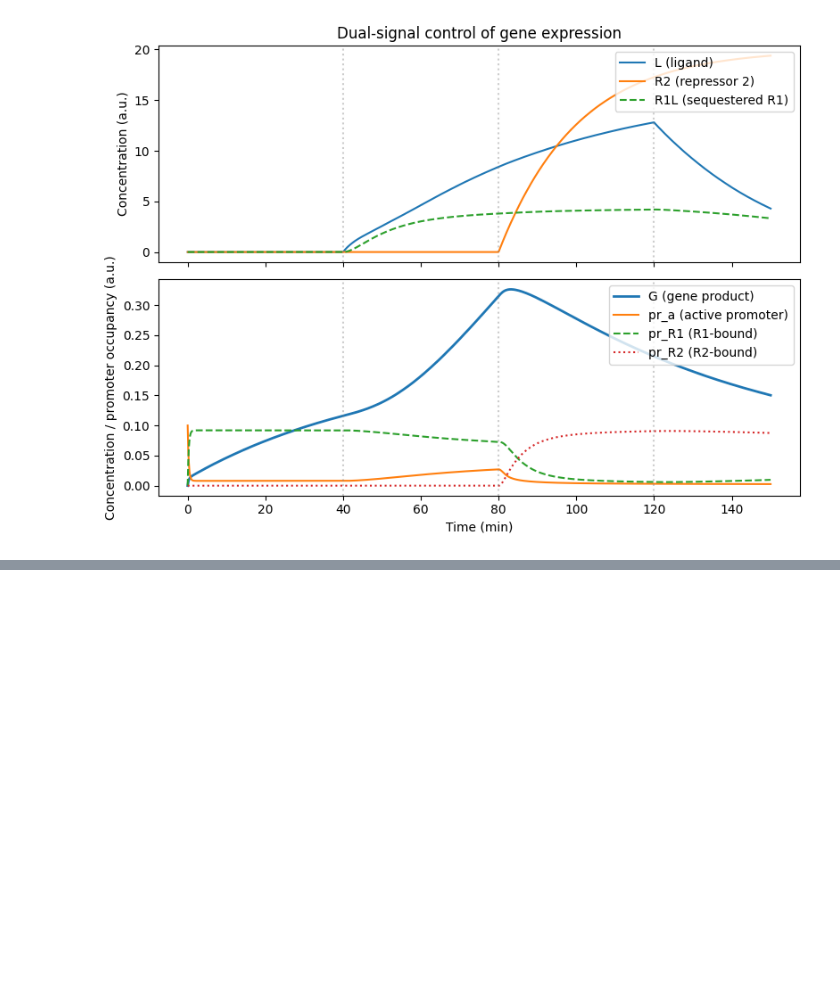
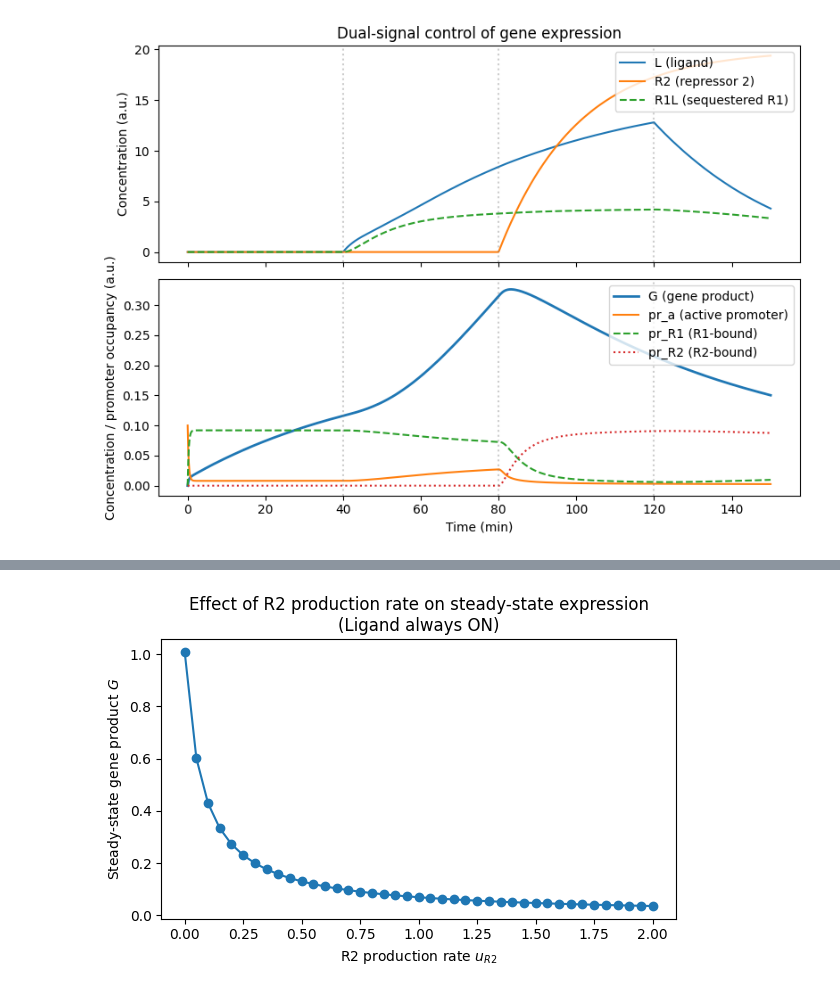
Before and after one commit to emma2tu/m178, a Jupyter notebook: final-project.ipynb, the cells around one changed output, grey strips where cells are left out. Saved outputs shown, nothing was run; the diff lists cells and outputs as text; code cells hidden in the pictures; blank space fills up the shorter version.

```diff
--- a/final-project.ipynb
+++ b/final-project.ipynb
@@ -251,0 +310,62 @@ plt.show()
+# %%
+# =========================
+# Figure 4A: Sweep R2 production rate
+# =========================
+
+def run_model_R2_rate(R2_rate,
+                      t_end=400, n_points=1201):
+    """
+    Run model where ligand is ON continuously and R2 is produced at rate R2_rate.
+    """
+    t = np.linspace(0, t_end, n_points)
+
+    # ligand always on at strong level so that R1 remains sequestered
+    L_on_time   = 0.0
+    L_off_time  = t_end
+    L_prod_rate = 0.5  # fixed sufficiently high for activation
+
+    # R2 produced continuously at chosen rate
+    R2_on_time   = 0.0
+    R2_off_time  = t_end
+    R2_prod_rate = R2_rate
+
+    sol = odeint(
+        model, states0, t,
+        args=(L_on_time, L_off_time, L_prod_rate,
+              R2_on_time, R2_off_time, R2_prod_rate,
+              k_a, k_b,
+              k_c, k_d,
+              k_e, k_f,
+              k_deg1, k_deg2, k_deg3,
+              k_syn)
+    )
+    return t, sol
+
+
+R2_rates = np.linspace(0, 2.0, 41)  # from no R2 to strong repression
+G_ss_R2 = []
+
+for R2_rate in R2_rates:
+    t, sol = run_model_R2_rate(R2_rate)
+    converged, steady_vals = check_steady_state(
+        t, sol,
+        species_indices=[5],  # G
+        window=100,
+        rel_tol=5e-3,
+        abs_tol=1e-4
+    )
+    if not converged:
+        print(f"Warning: may not be steady state for R2_rate={R2_rate:.2f}")
+    G_ss_R2.append(steady_vals[5])
+
+
+# Plot
+plt.figure(figsize=(6, 4))
+plt.plot(R2_rates, G_ss_R2, marker="o")
+plt.xlabel("R2 production rate $u_{R2}$")
+plt.ylabel("Steady-state gene product $G$")
+plt.title("Effect of R2 production rate on steady-state expression\n(Ligand always ON)")
+plt.tight_layout()
+plt.show()
+# %% [output]
+[figure, added]
```
Also changed, not shown: parts of 2 cells of this notebook.
